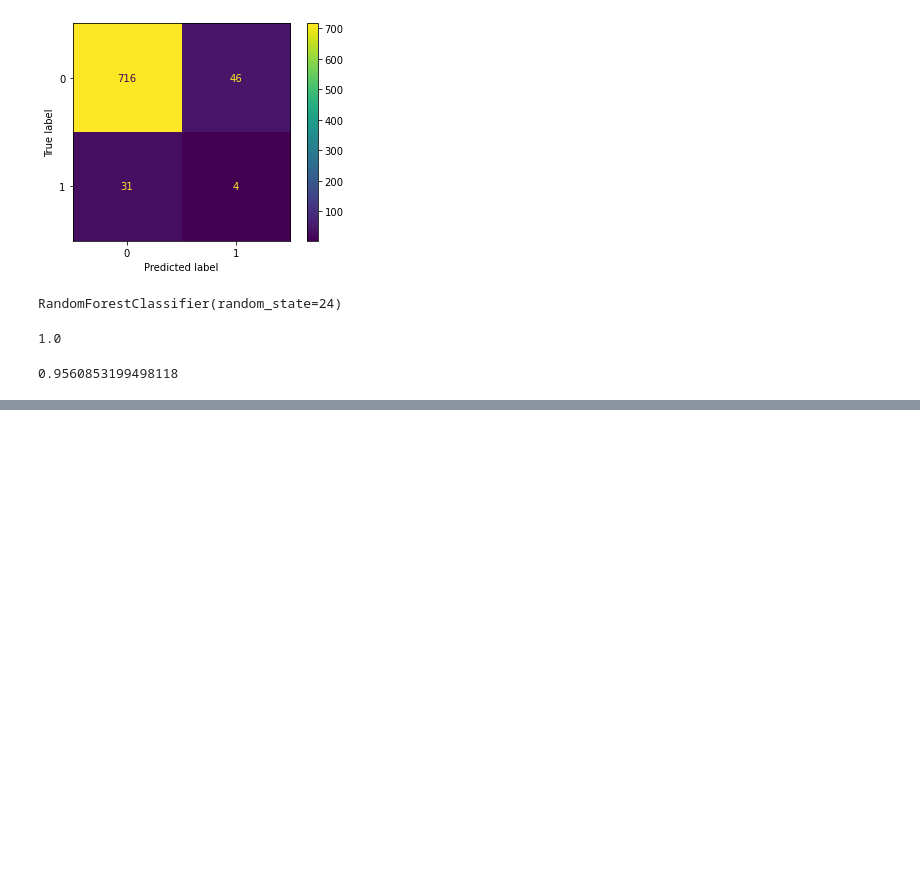
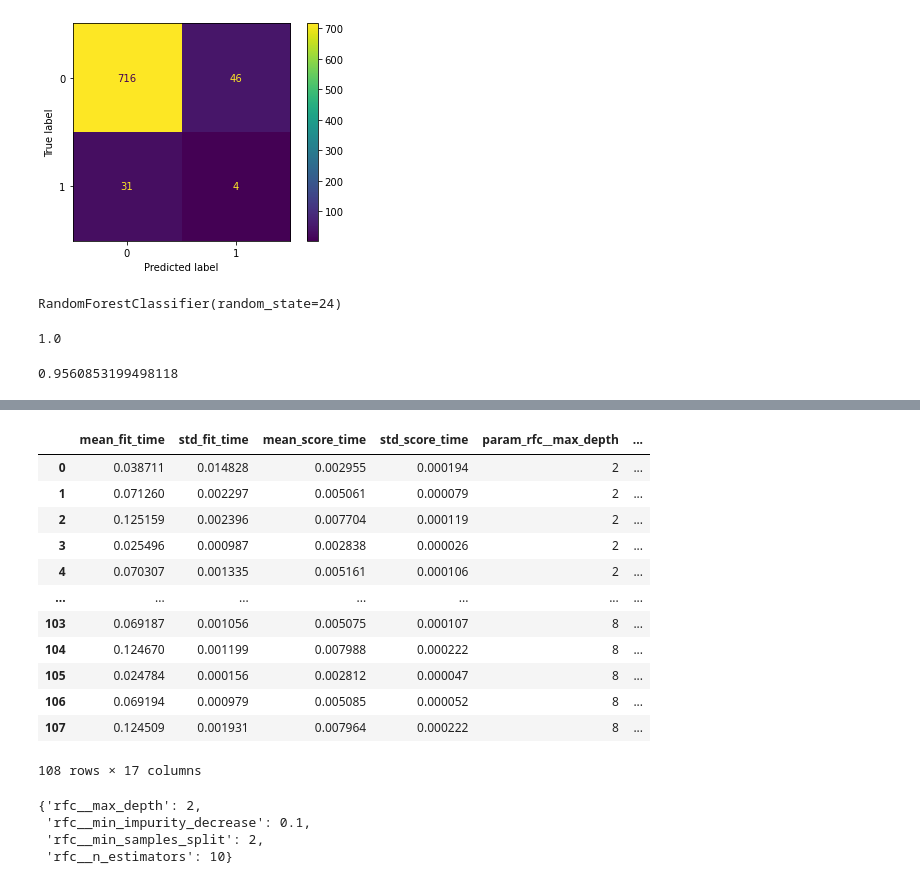
Before and after one commit to zpollats/DSPractice, a Jupyter notebook: BrainStrokePrediction.ipynb, the cells around one changed output, grey strips where cells are left out. Drawn from its saved outputs; the diff is of its cells as text; code cells hidden in the pictures; blank space fills up the shorter version.

```diff
--- a/BrainStrokePrediction.ipynb
+++ b/BrainStrokePrediction.ipynb
@@ -180,0 +205,13 @@ rfc.score(X_val, y_val)
+# %%
+rfc_smote = ImPipeline(steps=[('CT', CT),
+                              ('SM', subpipe_smote),
+                              ('rfc', RandomForestClassifier(random_state=42))])
+# %%
+params = {'rfc__n_estimators': [10, 50, 100],
+          'rfc__max_depth': [2, 4, 6, 8],
+          'rfc__min_samples_split': [2, 4, 6],
+          'rfc__min_impurity_decrease': [0.1, 0.3, 0.5]}
+# %%
+rfc_smote_grid = GridSearchCV(rfc_smote, param_grid=params, scoring='f1', verbose=3)
+# %%
+rfc_smote_grid.fit(X_train_fin, y_train_fin)
@@ -180,0 +253,23 @@ rfc.score(X_val, y_val)
+# %%
+pd.DataFrame(rfc_smote_grid.cv_results_)
+# %% [output]
+|  | mean_fit_time | std_fit_time | mean_score_time | std_score_time | param_rfc__max_depth | ... |
+| 0 | 0.038711 | 0.014828 | 0.002955 | 0.000194 | 2 | ... |
+| 1 | 0.071260 | 0.002297 | 0.005061 | 0.000079 | 2 | ... |
+| 2 | 0.125159 | 0.002396 | 0.007704 | 0.000119 | 2 | ... |
+| 3 | 0.025496 | 0.000987 | 0.002838 | 0.000026 | 2 | ... |
+| 4 | 0.070307 | 0.001335 | 0.005161 | 0.000106 | 2 | ... |
+| ... | ... | ... | ... | ... | ... | ... |
+| 103 | 0.069187 | 0.001056 | 0.005075 | 0.000107 | 8 | ... |
+| 104 | 0.124670 | 0.001199 | 0.007988 | 0.000222 | 8 | ... |
+| 105 | 0.024784 | 0.000156 | 0.002812 | 0.000047 | 8 | ... |
+| 106 | 0.069194 | 0.000979 | 0.005085 | 0.000052 | 8 | ... |
+| 107 | 0.124509 | 0.001931 | 0.007964 | 0.000222 | 8 | ... |
+108 rows × 17 columns
+# %%
+rfc_smote_grid.best_params_
+# %% [output]
+{'rfc__max_depth': 2,
+ 'rfc__min_impurity_decrease': 0.1,
+ 'rfc__min_samples_split': 2,
+ 'rfc__n_estimators': 10}
```
Also changed, not shown: parts of 15 cells of this notebook.
